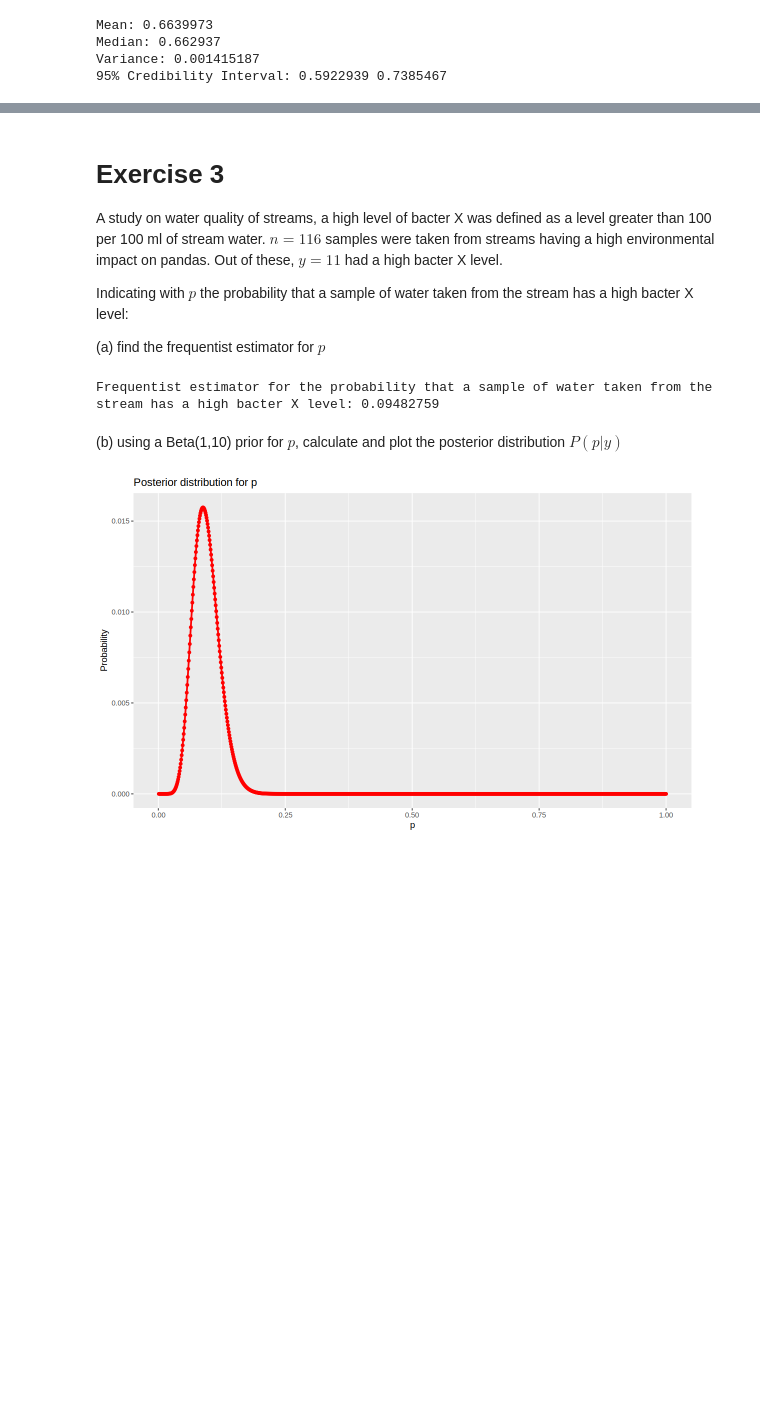
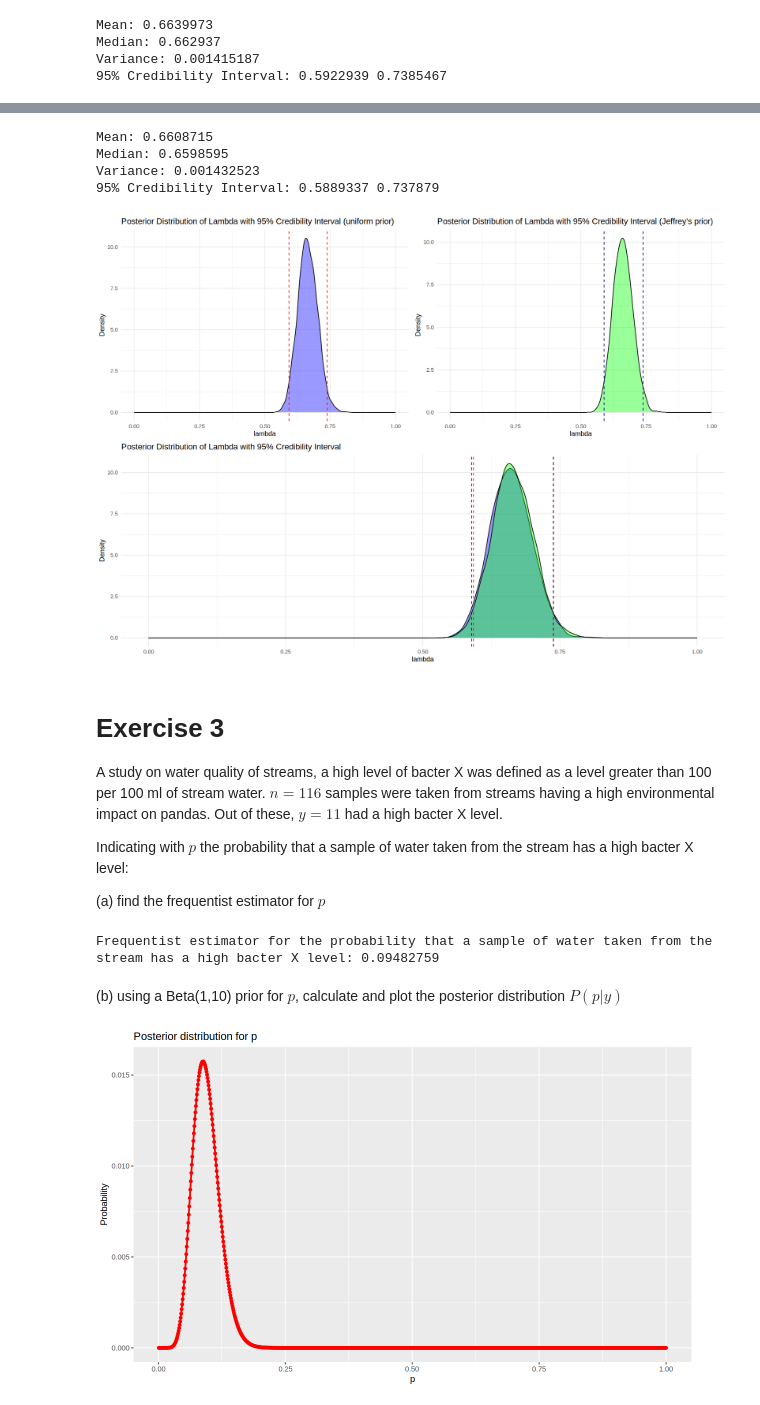
Before and after one commit to Kallo27/Advanced_statistics, a Jupyter notebook: Lab06/CalandraBuonaura_LorenzoRlab06.ipynb, the cells around one changed output, grey strips where cells are left out. Saved outputs shown, nothing was run; the diff lists cells and outputs as text; code cells hidden in the pictures; blank space fills up the shorter version.

```diff
--- a/Lab06/CalandraBuonaura_LorenzoRlab06.ipynb
+++ b/Lab06/CalandraBuonaura_LorenzoRlab06.ipynb
@@ -197,16 +201,17 @@ A draws_summary: 2 × 10
 | lambda | 0.6639973 | 0.662937 | 0.03761897 | 0.03779073 | 0.6038882 | 0.7266127 | 1.000827 | 1239.759 | 1604.171 |
 # %%
 posterior_samples <- fit$draws(variables = "lambda")
+lambda_samples_uniform <- as.vector(as.matrix(posterior_samples))
 
 lambda_mean <- mean(posterior_samples)
 lambda_median <- median(posterior_samples)
 lambda_variance <- var(posterior_samples)
-cred_interval <- quantile(posterior_samples, probs = c(0.025, 0.975))
+cred_interval_unif <- quantile(posterior_samples, probs = c(0.025, 0.975))
 
 cat("Mean:", lambda_mean, "\n")
 cat("Median:", lambda_median, "\n")
 cat("Variance:", lambda_variance, "\n")
-cat("95% Credibility Interval:", cred_interval, "\n")
+cat("95% Credibility Interval:", cred_interval_unif, "\n")
 # %% [output]
 Mean: 0.6639973
 Median: 0.662937
@@ -232,0 +235,2 @@ ggplot(data = data.frame(lambda = lambda_samples), aes(x = lambda)) +
+# %%
+mod <- cmdstan_model("model_string_jeffrey.stan")
@@ -232,0 +272,18 @@ ggplot(data = data.frame(lambda = lambda_samples), aes(x = lambda)) +
+# %%
+posterior_samples <- fit$draws(variables = "lambda")
+lambda_samples_jeffrey <- as.vector(as.matrix(posterior_samples))
+
+lambda_mean <- mean(posterior_samples)
+lambda_median <- median(posterior_samples)
+lambda_variance <- var(posterior_samples)
+cred_interval_jeff <- quantile(posterior_samples, probs = c(0.025, 0.975))
+
+cat("Mean:", lambda_mean, "\n")
+cat("Median:", lambda_median, "\n")
+cat("Variance:", lambda_variance, "\n")
+cat("95% Credibility Interval:", cred_interval_jeff, "\n")
+# %% [output]
+Mean: 0.6608715
+Median: 0.6598595
+Variance: 0.001432523
+95% Credibility Interval: 0.5889337 0.737879
@@ -232,0 +292,49 @@ ggplot(data = data.frame(lambda = lambda_samples), aes(x = lambda)) +
+# %%
+df_jeffrey <- data.frame(lambda = lambda_samples_jeffrey)
+df_uniform <- data.frame(lambda = lambda_samples_uniform)
+
+# Plotting
+unif_plot <- ggplot() +
+  geom_density(data = df_uniform, aes(x = lambda), fill = "blue", alpha = 0.4) +
+  geom_vline(xintercept = cred_interval_unif[1],
+             linetype = "dashed", color = "red") +
+  geom_vline(xintercept = cred_interval_unif[2],
+             linetype = "dashed", color = "red") +
+  labs(title = "Posterior Distribution of Lambda with 95% Credibility Interval (uniform prior)", # nolinter
+       x = "lambda", y = "Density") +
+  xlim(0, 1) +
+  theme_minimal()
+
+# Plotting
+jeff_plot <- ggplot() +
+  geom_density(data = df_jeffrey, aes(x = lambda), fill = "green", alpha = .4) +
+  geom_vline(xintercept = cred_interval_jeff[1],
+             linetype = "dashed", color = "navy") +
+  geom_vline(xintercept = cred_interval_jeff[2],
+             linetype = "dashed", color = "navy") +
+  labs(title = "Posterior Distribution of Lambda with 95% Credibility Interval (Jeffrey's prior)", # nolinter
+       x = "lambda", y = "Density") +
+  xlim(0, 1) +
+  theme_minimal()
+
+combined_plot <- ggplot() +
+  geom_density(data = df_jeffrey, aes(x = lambda), fill = "blue", alpha = 0.4) +
+  geom_density(data = df_uniform, aes(x = lambda), fill = "green", alpha = .4) +
+  geom_vline(xintercept = cred_interval_jeff[1],
+             linetype = "dashed", color = "navy") +
+  geom_vline(xintercept = cred_interval_jeff[2],
+             linetype = "dashed", color = "navy") +
+  geom_vline(xintercept = cred_interval_unif[1],
+             linetype = "dashed", color = "red") +
+  geom_vline(xintercept = cred_interval_unif[2],
+             linetype = "dashed", color = "red") +
+  labs(title = "Posterior Distribution of Lambda with 95% Credibility Interval",
+       x = "lambda", y = "Density") +
+  xlim(0, 1) +
+  theme_minimal()
+
+options(repr.plot.width = 14, repr.plot.height = 10)
+grid.arrange(unif_plot, jeff_plot, combined_plot,
+             layout_matrix = rbind(c(1, 2), c(3, 3)))
+# %% [output]
+[figure, added]
```
Also changed, not shown: parts of 9 cells of this notebook, 3 other files.
